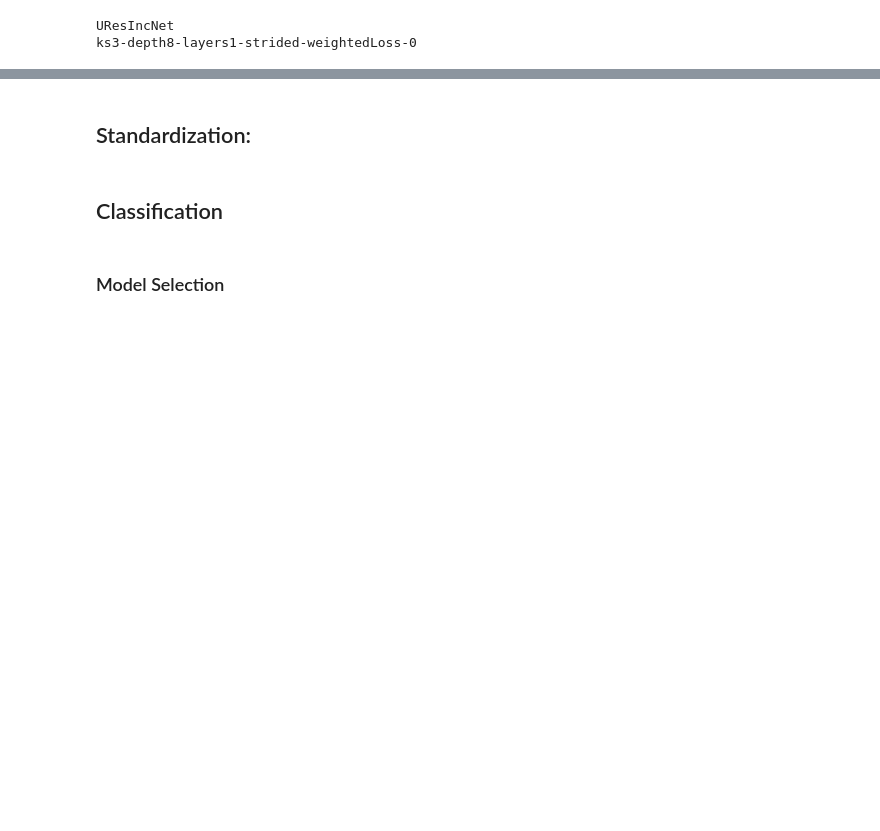
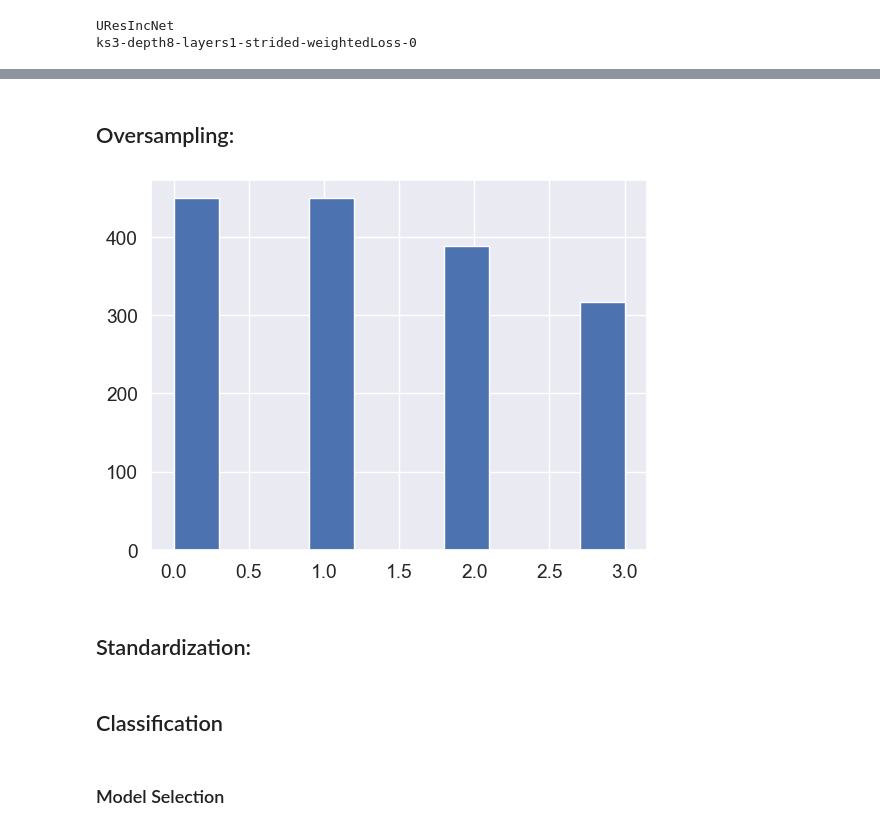
Before and after one commit to filipposkat/apnea-ppg, a Jupyter notebook: meta_model_notebook.ipynb, the cells around one changed output, grey strips where cells are left out. Cells and saved outputs as stored; diff of their text form; code cells hidden in the pictures; blank space fills up the shorter version.

```diff
--- a/meta_model_notebook.ipynb
+++ b/meta_model_notebook.ipynb
@@ -110 +156,19 @@ Top 8 features with largest absolute (positive or negative) correlation with ahi
+# %% [markdown]
+## Oversampling:
+# %%
+if OVER_SAMPLING:
+    ros = RandomOverSampler(sampling_strategy="minority", random_state=33)
+
+    X_train_df, _ = ros.fit_resample(meta_train_df[in_columns], meta_train_df["ahi_category"])
+    inds = ros.sample_indices_
+    extra_inds = inds[len(meta_train_df):]
+    Y_train_df = pd.concat([meta_train_df[out_columns], meta_train_df[out_columns].iloc[extra_inds, :]], axis=0, ignore_index=True)
+
+    Y_train_df["ahi_category"].hist()
+
+else:
+    X_train_df: pd.DataFrame = meta_train_df[in_columns]
+    Y_train_df: pd.DataFrame = meta_train_df[out_columns]
+# %% [output]
+[figure, added]
 # %%
```
Also changed, not shown: parts of 33 cells of this notebook, 3 other files.
